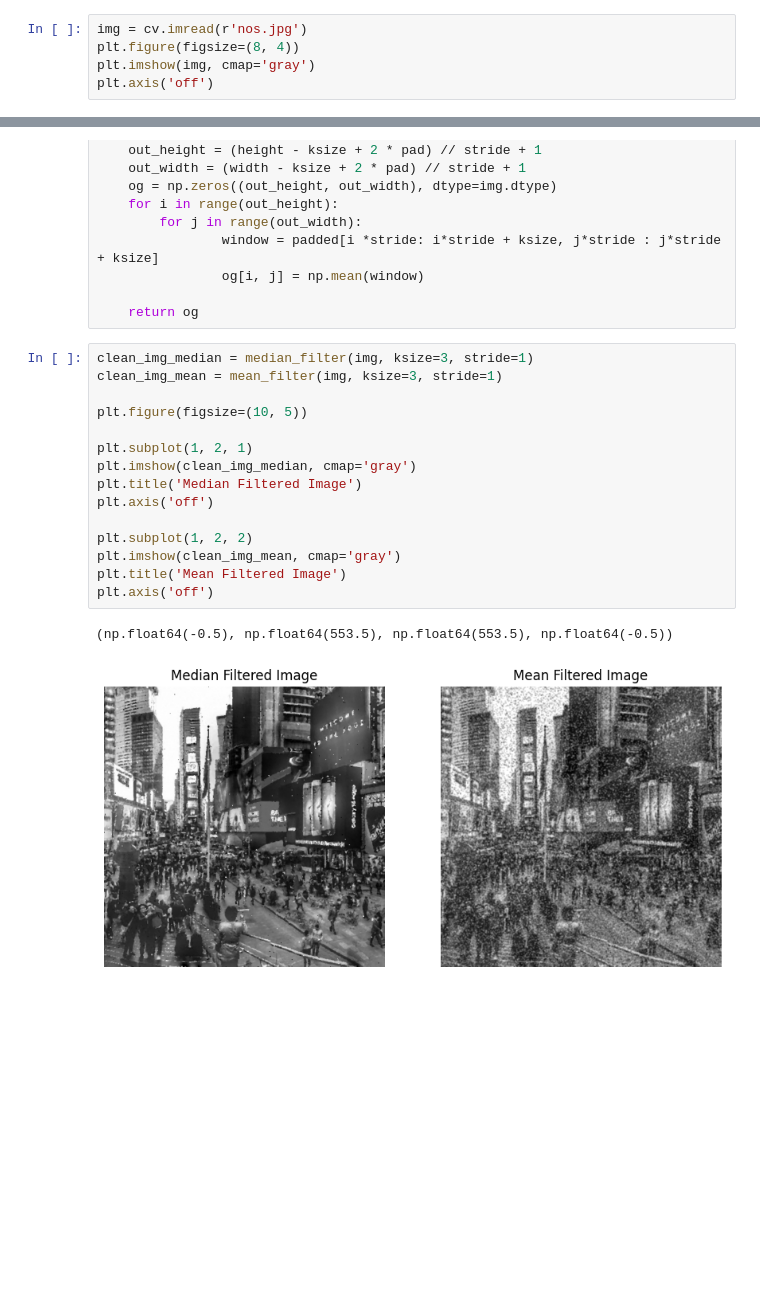
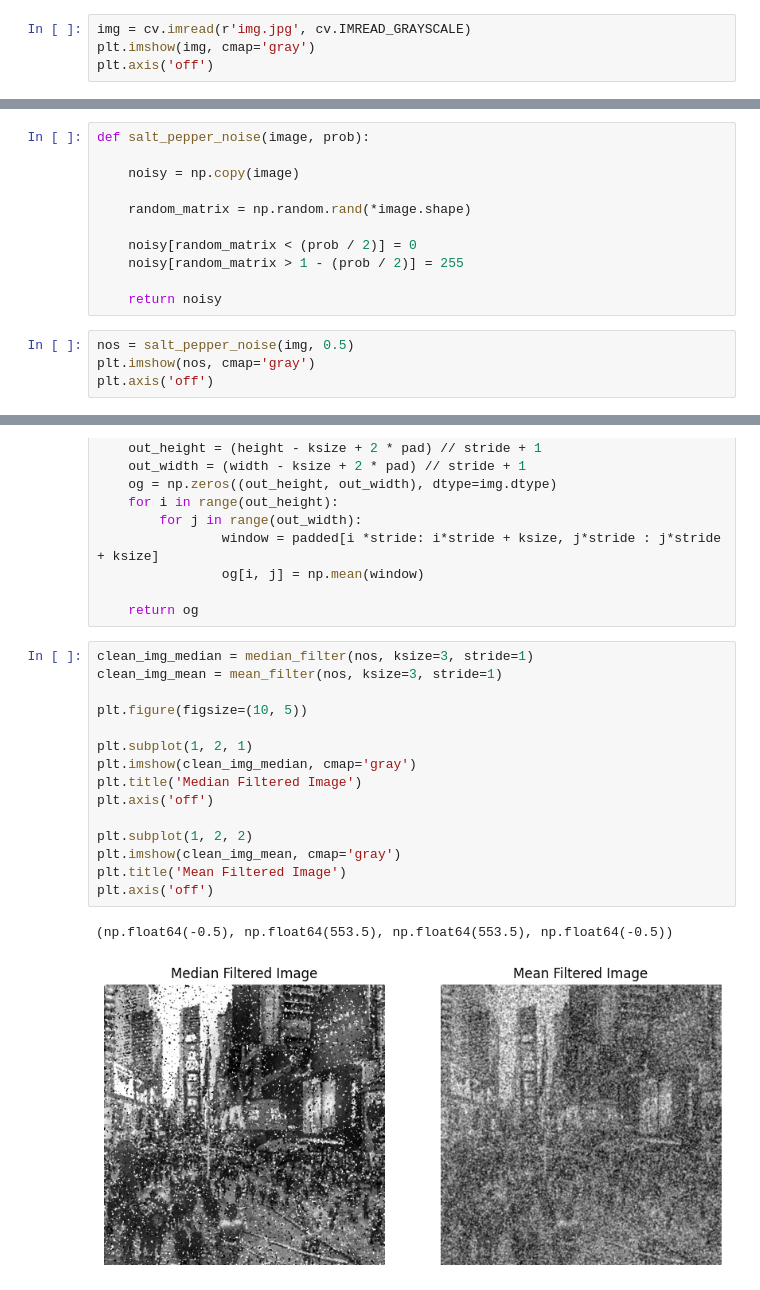
Before and after one commit to DarkDreamerr/CV-2026-H12, a Jupyter notebook: Experiment 3/filter.ipynb, the cells around one changed output, grey strips where cells are left out. Drawn from its saved outputs; the diff is of its cells as text; blank space fills up the shorter version.

```diff
--- a/Experiment 3/filter.ipynb
+++ b/Experiment 3/filter.ipynb
@@ -3,8 +3,7 @@ import cv2 as cv
 import numpy as np
 import matplotlib.pyplot as plt
 # %%
-img = cv.imread(r'nos.jpg')
-plt.figure(figsize=(8, 4))
+img = cv.imread(r'img.jpg', cv.IMREAD_GRAYSCALE)
 plt.imshow(img, cmap='gray')
 plt.axis('off')
 # %% [output]
@@ -12,0 +12,15 @@ plt.axis('off')
+# %%
+def salt_pepper_noise(image, prob):
+
+    noisy = np.copy(image)
+
+    random_matrix = np.random.rand(*image.shape)
+
+    noisy[random_matrix < (prob / 2)] = 0
+    noisy[random_matrix > 1 - (prob / 2)] = 255
+
+    return noisy
+# %%
+nos = salt_pepper_noise(img, 0.5)
+plt.imshow(nos, cmap='gray')
+plt.axis('off')
@@ -42,21 +59,21 @@ def mean_filter(img, ksize =3 , stride = 1):
 
     return og
 # %%
-clean_img_median = median_filter(img, ksize=3, stride=1)
-clean_img_mean = mean_filter(img, ksize=3, stride=1)
+clean_img_median = median_filter(nos, ksize=3, stride=1)
+clean_img_mean = mean_filter(nos, ksize=3, stride=1)
 
 plt.figure(figsize=(10, 5))
 
 plt.subplot(1, 2, 1)
 plt.imshow(clean_img_median, cmap='gray')
 plt.title('Median Filtered Image')
 plt.axis('off')
 
 plt.subplot(1, 2, 2)
 plt.imshow(clean_img_mean, cmap='gray')
 plt.title('Mean Filtered Image')
 plt.axis('off')
 # %% [output]
 (np.float64(-0.5), np.float64(553.5), np.float64(553.5), np.float64(-0.5))
-[figure, old version]
+[figure, new version]
 # %%
```
Also changed, not shown: parts of 4 cells of this notebook, 6 other files.
